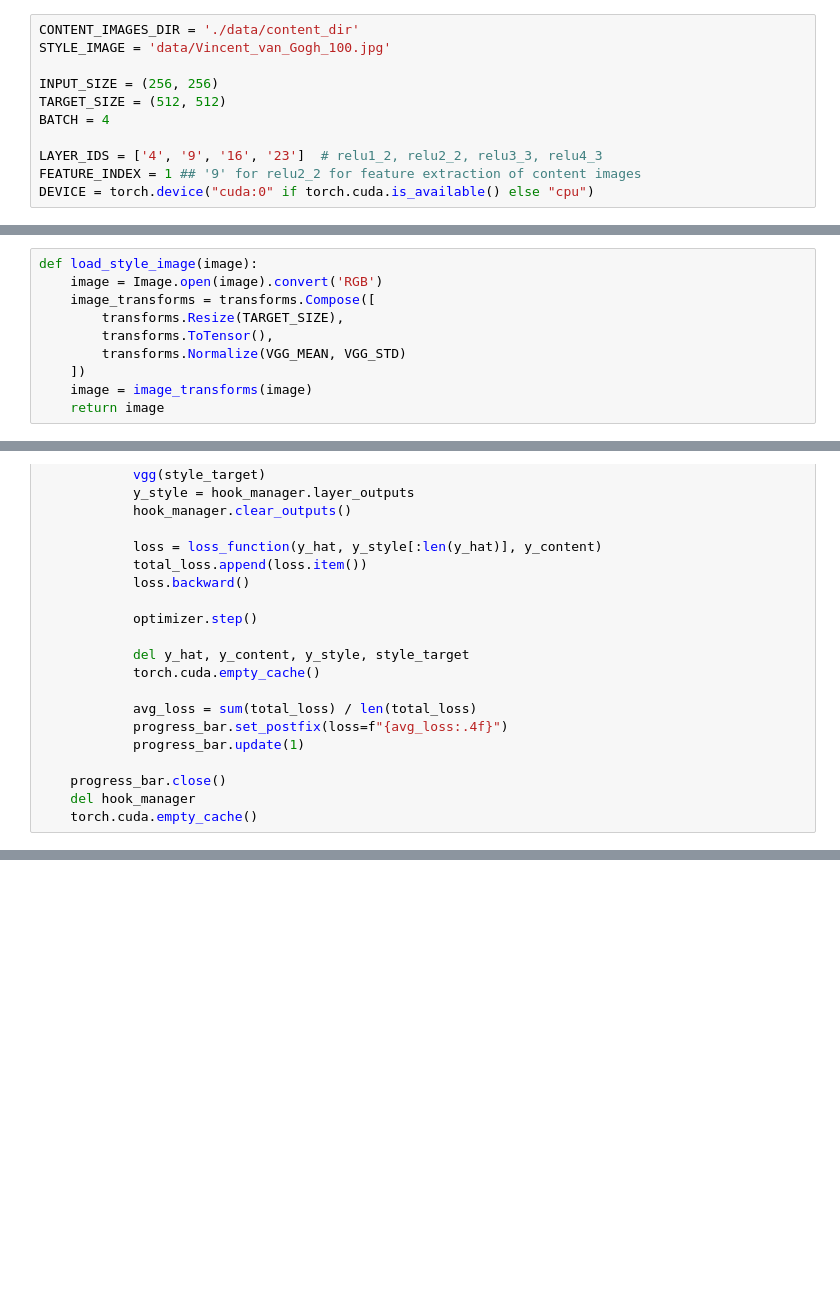
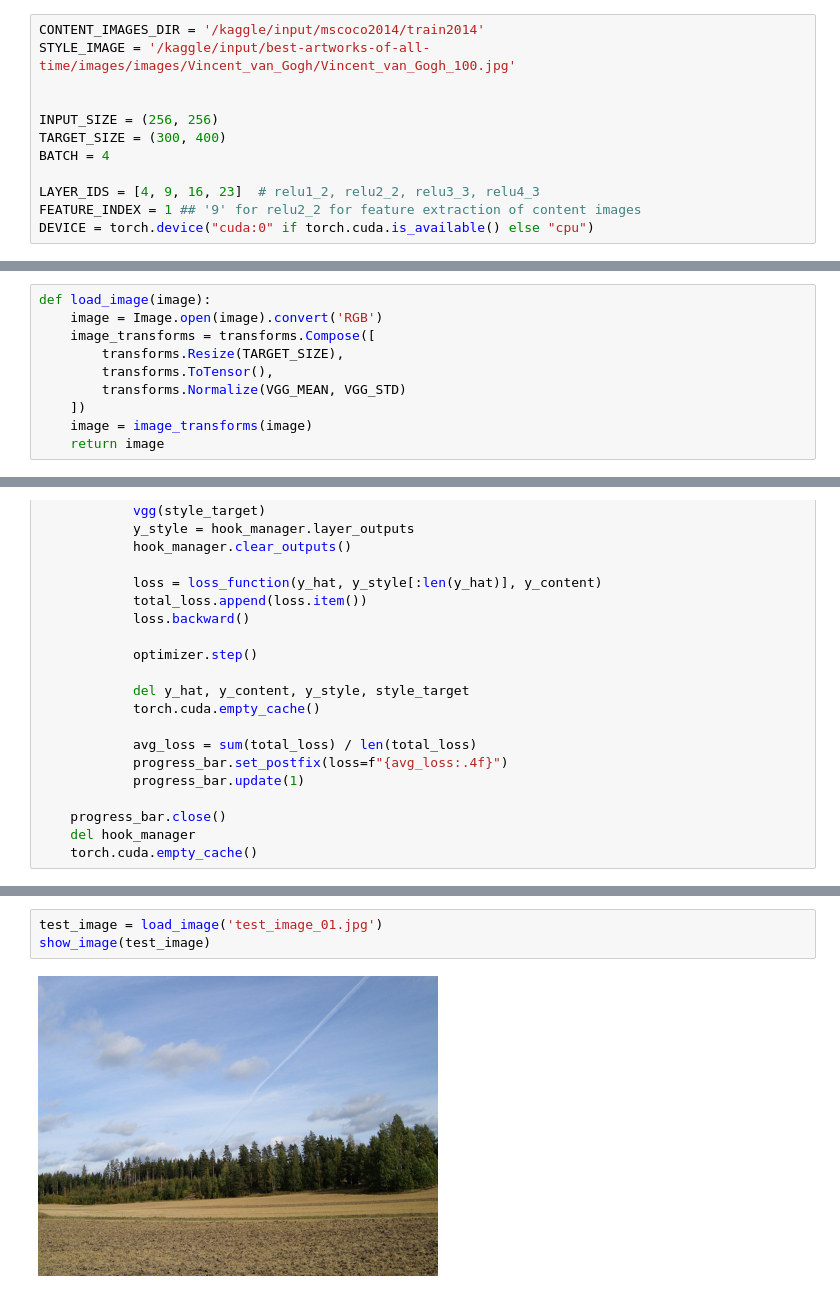
Before and after one commit to emanalytic/Perceptual-Losses-Neural-Style-Transfer, a Jupyter notebook: notebooks/experimentation_v02.ipynb, the cells around one changed output, grey strips where cells are left out. Cells and saved outputs as stored; diff of their text form; blank space fills up the shorter version.

Commit message:
Kaggle Notebook | neural_style_transfer.ipynb | Version 1

```diff
--- a/notebooks/experimentation_v02.ipynb
+++ b/notebooks/experimentation_v02.ipynb
@@ -48,12 +53,13 @@ from torchvision.models import vgg16, VGG16_Weights
 # %%
-CONTENT_IMAGES_DIR = './data/content_dir'
-STYLE_IMAGE = 'data/Vincent_van_Gogh_100.jpg'
+CONTENT_IMAGES_DIR = '/kaggle/input/mscoco2014/train2014'
+STYLE_IMAGE = '/kaggle/input/best-artworks-of-all-time/images/images/Vincent_van_Gogh/Vincent_van_Gogh_100.jpg'
+
 
 INPUT_SIZE = (256, 256)
-TARGET_SIZE = (512, 512)
+TARGET_SIZE = (300, 400)
 BATCH = 4
 
-LAYER_IDS = ['4', '9', '16', '23']  # relu1_2, relu2_2, relu3_3, relu4_3
+LAYER_IDS = [4, 9, 16, 23]  # relu1_2, relu2_2, relu3_3, relu4_3
 FEATURE_INDEX = 1 ## '9' for relu2_2 for feature extraction of content images
 DEVICE = torch.device("cuda:0" if torch.cuda.is_available() else "cpu")
 # %% [markdown]
@@ -124,7 +130,7 @@ def show_image(image):
     image = image.clamp(0, 1)
     return image_transform(image)
 # %%
-def load_style_image(image):
+def load_image(image):
     image = Image.open(image).convert('RGB')
     image_transforms = transforms.Compose([
         transforms.Resize(TARGET_SIZE),
@@ -481,0 +611,5 @@ train(dlr,
+# %%
+test_image = load_image('test_image_01.jpg')
+show_image(test_image)
+# %% [output]
+[figure, added]
```
Also changed, not shown: parts of 23 cells of this notebook.
